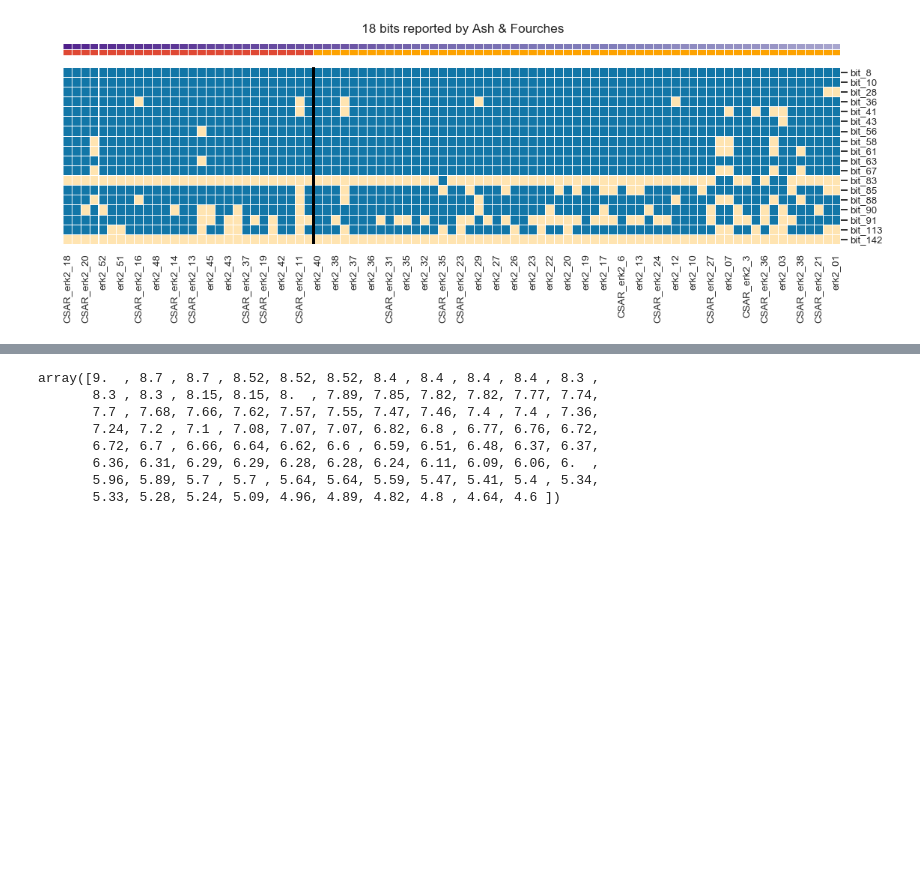
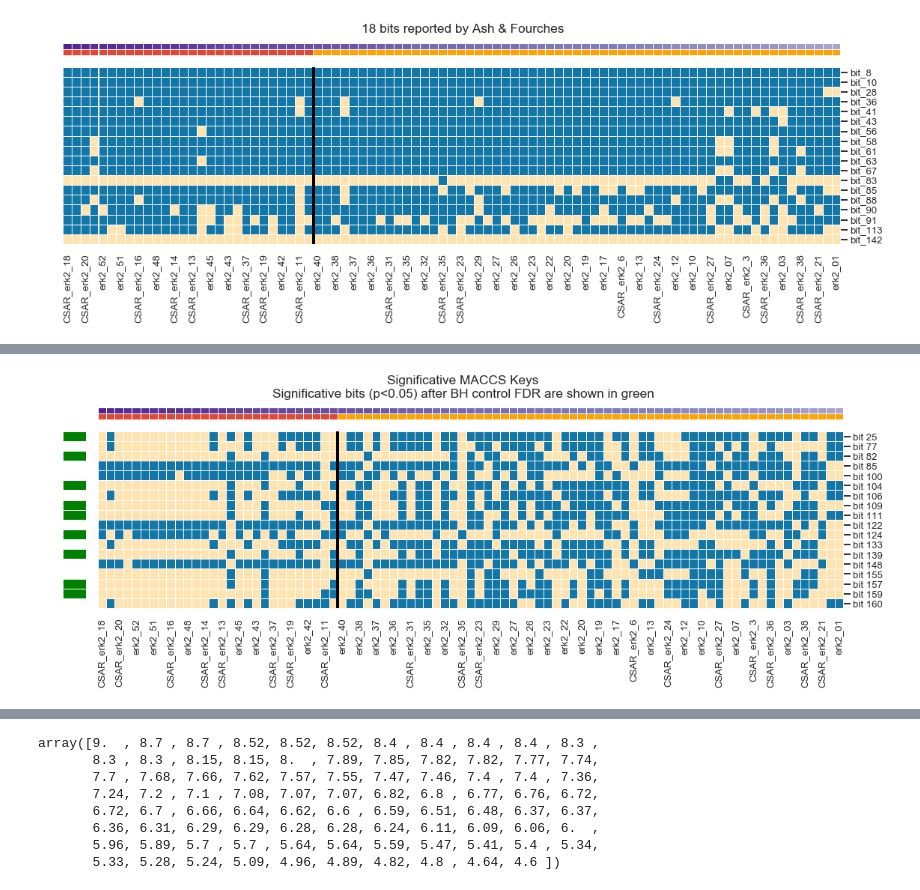
Before and after one commit to jRicciL/ERK2_notebooks, a Jupyter notebook: X_Reviewing_Fourches_work/7_Feature_Selection_RDKit_descriptors.ipynb, the cells around one changed output, grey strips where cells are left out. Cells and saved outputs as stored; diff of their text form; code cells hidden in the pictures; blank space fills up the shorter version.

Commit message:
Logit p-values computed and corrected by Benjamini-Hechberg for FDR

```diff
--- a/X_Reviewing_Fourches_work/7_Feature_Selection_RDKit_descriptors.ipynb
+++ b/X_Reviewing_Fourches_work/7_Feature_Selection_RDKit_descriptors.ipynb
@@ -499,0 +524,3 @@ plt.show()
+# %%
+X_maccs_flt_phi_to_R = X_maccs_flt_phi.copy()
+X_maccs_flt_phi_to_R['activity'] = df_maccs_all.activity
@@ -499,0 +563,6 @@ plt.show()
+# %%
+from statsmodels.stats.multitest import multipletests
+
+hb = multipletests(df_bits_significance['p_value'], alpha =0.05, is_sorted=False, method='fdr_bh')
+df_bits_significance['BH_p'] = hb[1]
+df_bits_significance['BH_pass'] = hb[0]
@@ -499,0 +584,4 @@ plt.show()
+# %%
+# Get the bits with a p-valuea (uncorrected) < 0.05
+df_sig_BH_maccs = df_bits_significance[df_bits_significance['p_value'] <= 0.05]
+sig_bits_uncorrected = df_sig_BH_maccs['maccs_bit']
@@ -500,3 +604,31 @@ plt.show()
+# %%
+sig_maccs_OURS = df_maccs_all[sig_bits_uncorrected].T
+sig_maccs_OURS.index = sig_maccs_OURS.index.to_series().add_prefix('bit ').index
+
+# Column (molecular colors)
+Purples = plt.get_cmap('Purples')
+pKi_colors = Purples(df_maccs_all.pKi/10)
+# Rows colors (bits colors by p-value)
+p_valueBH_colors = ['green' if i else 'white' for i in df_sig_BH_maccs['BH_pass']]
+
+grid = sns.clustermap(sig_maccs_OURS, cmap =['#1276a7', '#FFE4B1'],
+                col_cluster=False, row_cluster=False,
+                col_colors= [pKi_colors, colors_rows],
+                row_colors = p_valueBH_colors,
+                cbar_pos=(0.15, .74, .03, .08),
+                linewidths=.01,
+                dendrogram_ratio = [0.01, 0.05],
+                figsize=(16, 6),
+              )
+ax = grid.ax_heatmap
+ax.vlines(x=n_actives, ymin=0, ymax=97, linewidth=4, color = 'k')
+grid.cax.set_visible(False)
+plt.subplots_adjust(wspace=0, hspace=0)
+plt.tight_layout()
+grid.fig.suptitle('Significative MACCS Keys\nSignificative bits (p<0.05) after BH control FDR are shown in green', y=1)
+plt.show()
+# %% [output]
+[figure, added]
 # %%
 # List of activity X_maccs_flt_phi
 df_maccs_to_R = X_maccs_flt_phi.copy()
```
Also changed, not shown: parts of 16 cells of this notebook.
